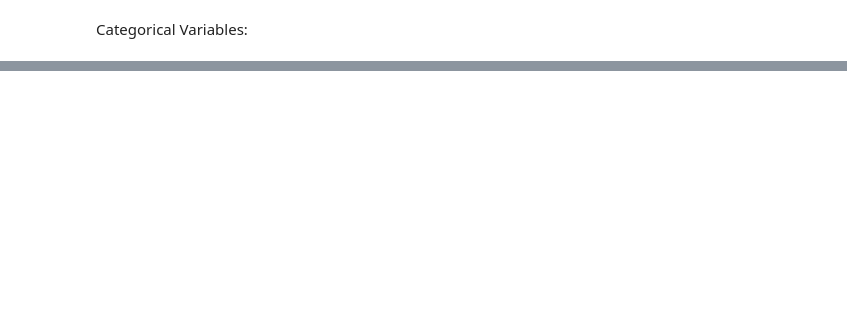
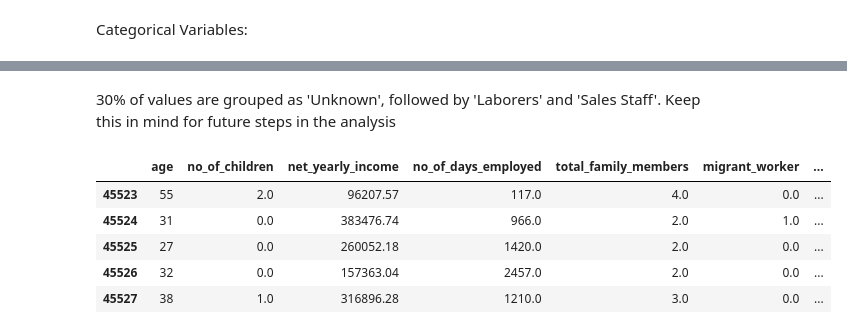
Before and after one commit to CamiloDS16/Project-2-AmEx-Credit-Card-Default-, a Jupyter notebook: Project-2-AmEx-Credit-Card-Default-/notebooks/data_wrangling_2capstone.ipynb, the cells around one changed output, grey strips where cells are left out. Cells and saved outputs as stored; diff of their text form; code cells hidden in the pictures; blank space fills up the shorter version.

Commit message:
data wrangling finished & data clean to csv file in data/processed

```diff
--- a/Project-2-AmEx-Credit-Card-Default-/notebooks/data_wrangling_2capstone.ipynb
+++ b/Project-2-AmEx-Credit-Card-Default-/notebooks/data_wrangling_2capstone.ipynb
@@ -168,0 +160,10 @@ categorical_v
+# %%
+#Drop the name feature as it is inconsistent and there's a unique identifier for each customer: customer_id.
+amex_df.drop('name', axis=1, inplace=True)
+# %%
+# categorical_v = amex_df.select_dtypes(include='object')
+# categorical_v
+numerical_data = [i for i in amex_df.columns if amex_df[i].dtypes != 'object']
+numerical_data = amex_df[numerical_data]
+categorical_data = [i for i in amex_df.columns if amex_df[i].dtype == 'object']
+categorical_data = amex_df[categorical_data]
@@ -168,0 +267,12 @@ categorical_v
+# %% [markdown]
+30% of values are grouped as 'Unknown', followed by 'Laborers' and 'Sales Staff'. Keep this in mind for future steps in the analysis
+# %%
+# exploring a few rows of the numerical data
+numerical_data.tail()
+# %% [output]
+|  | age | no_of_children | net_yearly_income | no_of_days_employed | total_family_members | migrant_worker | ... |
+| 45523 | 55 | 2.0 | 96207.57 | 117.0 | 4.0 | 0.0 | ... |
+| 45524 | 31 | 0.0 | 383476.74 | 966.0 | 2.0 | 1.0 | ... |
+| 45525 | 27 | 0.0 | 260052.18 | 1420.0 | 2.0 | 0.0 | ... |
+| 45526 | 32 | 0.0 | 157363.04 | 2457.0 | 2.0 | 0.0 | ... |
+| 45527 | 38 | 1.0 | 316896.28 | 1210.0 | 3.0 | 0.0 | ... |
```
Also changed, not shown: parts of 42 cells of this notebook.
